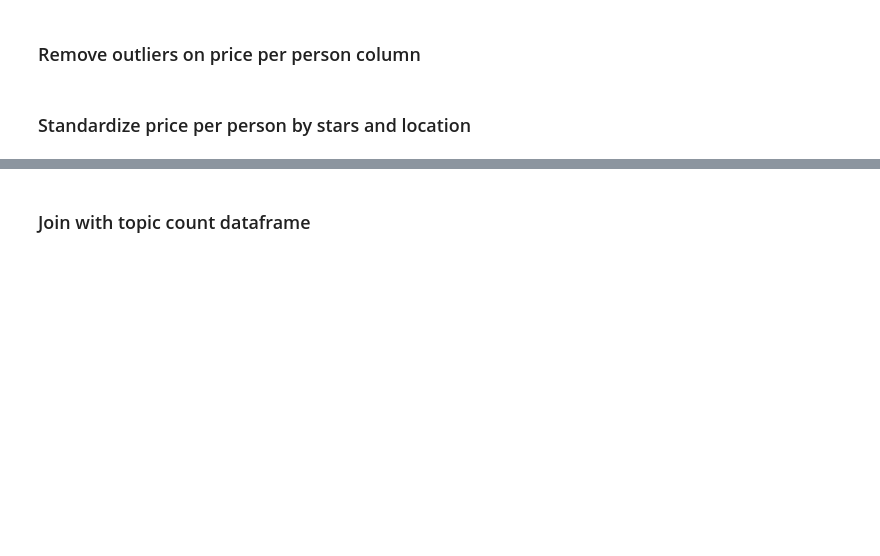
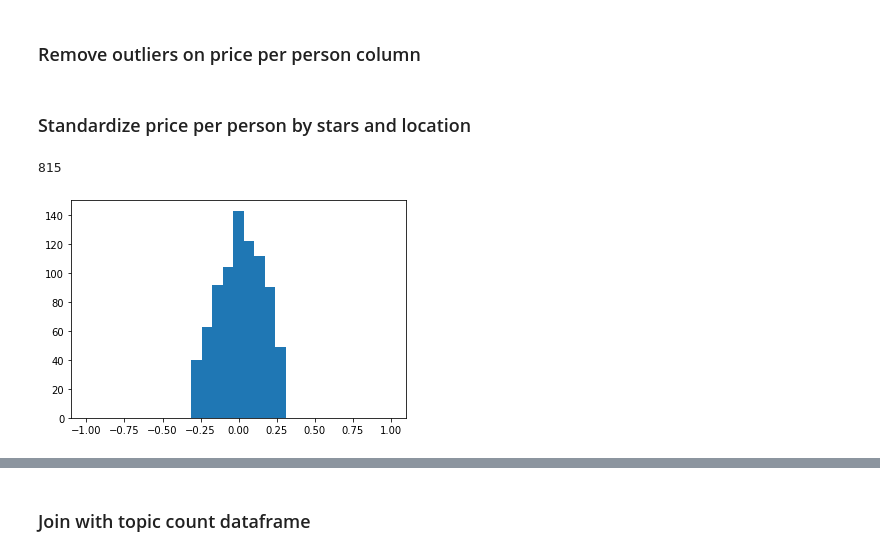
Before and after one commit to rmondini/insight-project, a Jupyter notebook: BookingReviewsPricePrediction.ipynb, the cells around one changed output, grey strips where cells are left out. Drawn from its saved outputs; the diff is of its cells as text; code cells hidden in the pictures; blank space fills up the shorter version.

```diff
--- a/BookingReviewsPricePrediction.ipynb
+++ b/BookingReviewsPricePrediction.ipynb
@@ -275,5 +283,8 @@ df_hotel_detailed_info_list_filtered = df_hotel_detailed_info_list_filtered[df_h
 # %%
-#df_hotel_detailed_info_list_filtered = df_hotel_detailed_info_list_filtered[~pd.isnull(df_hotel_detailed_info_list_filtered['hotel_room_price_per_person_avg_grouped_std'])]
+df_hotel_detailed_info_list_filtered = df_hotel_detailed_info_list_filtered[~pd.isnull(df_hotel_detailed_info_list_filtered['hotel_room_price_per_person_avg_grouped_std'])]
 # %%
-#df_hotel_detailed_info_list_filtered['hotel_room_price_per_person_norm'] = df_hotel_detailed_info_list_filtered['hotel_room_price_per_person_avg']-df_hotel_detailed_info_list_filtered['hotel_room_price_per_person_avg_grouped_mean']
-#df_hotel_detailed_info_list_filtered['hotel_room_price_per_person_norm'] = df_hotel_detailed_info_list_filtered['hotel_room_price_per_person_norm'].div(df_hotel_detailed_info_list_filtered['hotel_room_price_per_person_avg_grouped_std'], axis=0)
+df_hotel_detailed_info_list_filtered['hotel_room_price_per_person_norm'] = df_hotel_detailed_info_list_filtered['hotel_room_price_per_person_avg']-df_hotel_detailed_info_list_filtered['hotel_room_price_per_person_avg_grouped_mean']
+df_hotel_detailed_info_list_filtered['hotel_room_price_per_person_norm'] = df_hotel_detailed_info_list_filtered['hotel_room_price_per_person_norm'].div(df_hotel_detailed_info_list_filtered['hotel_room_price_per_person_avg_grouped_std'], axis=0)
+# %%
+df_hotel_detailed_info_list_filtered['hotel_room_price_per_person_pc_change'] = df_hotel_detailed_info_list_filtered['hotel_room_price_per_person_avg']-df_hotel_detailed_info_list_filtered['hotel_room_price_per_person_avg_grouped_mean']
+df_hotel_detailed_info_list_filtered['hotel_room_price_per_person_pc_change'] = df_hotel_detailed_info_list_filtered['hotel_room_price_per_person_pc_change'].div(df_hotel_detailed_info_list_filtered['hotel_room_price_per_person_avg'], axis=0)
@@ -279,0 +295,10 @@ df_hotel_detailed_info_list_filtered = df_hotel_detailed_info_list_filtered[df_h
+# %%
+len(df_hotel_detailed_info_list_filtered)
+# %% [output]
+815
+# %%
+bins = np.linspace(-1, 1, 30)
+plt.hist(df_hotel_detailed_info_list_filtered['hotel_room_price_per_person_pc_change'],bins)
+plt.show()
+# %% [output]
+[figure, added]
```
Also changed, not shown: parts of 31 cells of this notebook, 2 other files.
